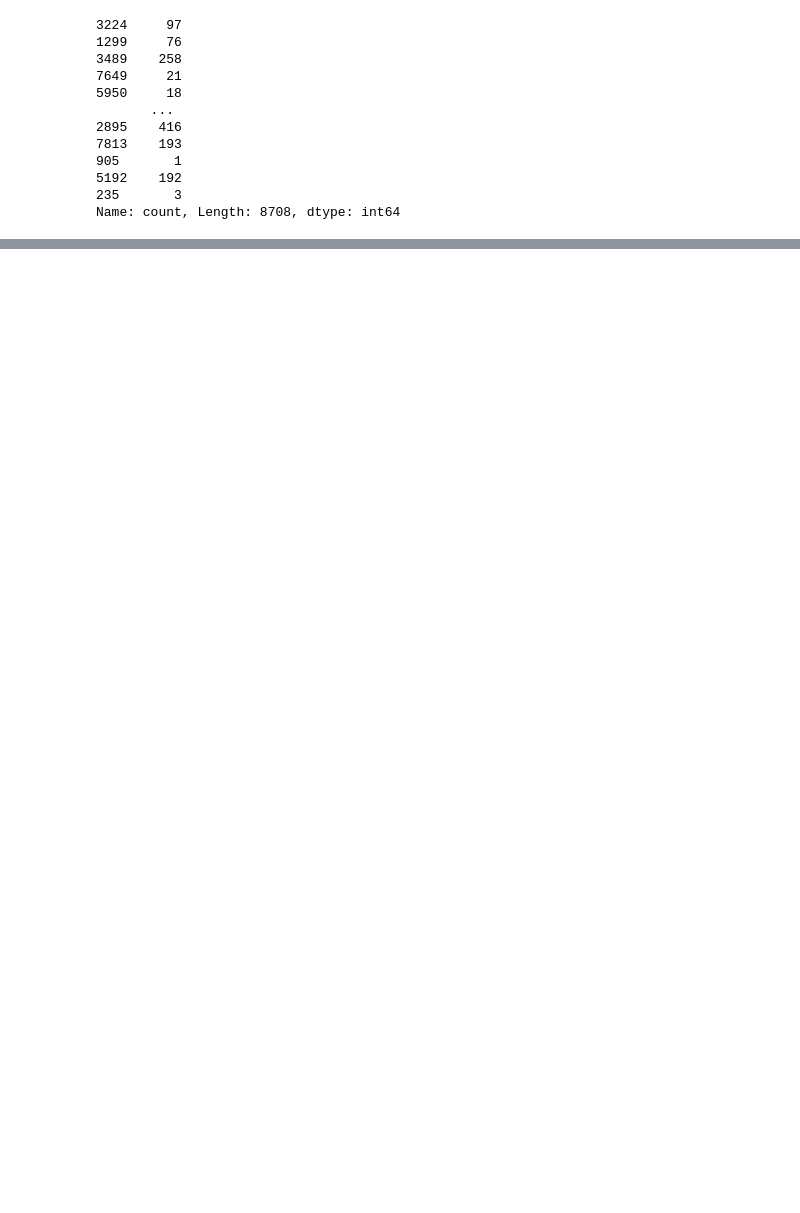
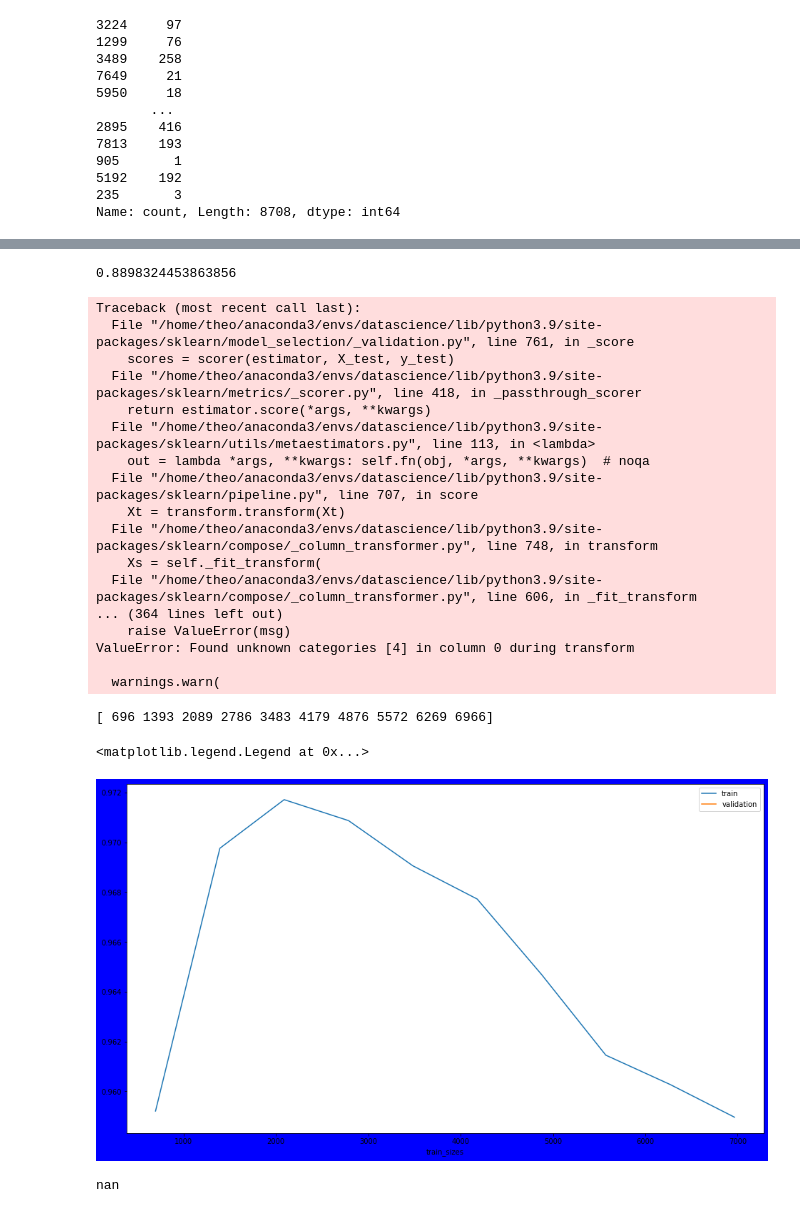
Before and after one commit to GSoulat/veloc, a Jupyter notebook: data_cleaning/01_data_cleaning.ipynb, the cells around one changed output, grey strips where cells are left out. Saved outputs shown, nothing was run; the diff lists cells and outputs as text; code cells hidden in the pictures; blank space fills up the shorter version.

```diff
--- a/data_cleaning/01_data_cleaning.ipynb
+++ b/data_cleaning/01_data_cleaning.ipynb
@@ -271,0 +290,11 @@ y.to_csv('y_veloc.csv', index=False)
+# %%
+clf = lgbm.LGBMRegressor(
+subsample= 0.9,
+num_leaves= 80,
+min_split_gain= 0.1,
+max_depth= 40,
+learning_rate= 0.1,
+colsample_bytree= 1)
+model_lgb = make_pipeline(preprocessor, clf)
+model_lgb.fit(X_train, y_train)
+model_lgb.score(X_test, y_test)
@@ -271,0 +305,5 @@ y.to_csv('y_veloc.csv', index=False)
+# %%
+estimator = [('lgbm', clf), ('rf',rf)]
+reg = make_pipeline(preprocessor,StackingRegressor(estimators=estimator))
+# %%
+reg.fit(X_train, y_train)
@@ -271,0 +330,40 @@ y.to_csv('y_veloc.csv', index=False)
+# %%
+reg.score(X_test, y_test)
+# %% [output]
+0.8898324453863856
+# %%
+N, train_score, val_score = learning_curve(reg, X_train, y_train,train_sizes=np.linspace(0.1,1.0,10),scoring='r2' ,cv=5, random_state=1)
+
+print(N)
+plt.rcParams["figure.figsize"]=[16,9]
+fig = plt.figure()
+fig.patch.set_facecolor('blue')
+plt.plot(N, train_score.mean(axis=1), label="train")
+plt.plot(N, val_score.mean(axis=1), label="validation")
+plt.xlabel('train_sizes')
+plt.legend()
+# %% [output]
+Traceback (most recent call last):
+  File "/home/theo/anaconda3/envs/datascience/lib/python3.9/site-packages/sklearn/model_selection/_validation.py", line 761, in _score
+    scores = scorer(estimator, X_test, y_test)
+  File "/home/theo/anaconda3/envs/datascience/lib/python3.9/site-packages/sklearn/metrics/_scorer.py", line 418, in _passthrough_scorer
+    return estimator.score(*args, **kwargs)
+  File "/home/theo/anaconda3/envs/datascience/lib/python3.9/site-packages/sklearn/utils/metaestimators.py", line 113, in <lambda>
+    out = lambda *args, **kwargs: self.fn(obj, *args, **kwargs)  # noqa
+  File "/home/theo/anaconda3/envs/datascience/lib/python3.9/site-packages/sklearn/pipeline.py", line 707, in score
+    Xt = transform.transform(Xt)
+  File "/home/theo/anaconda3/envs/datascience/lib/python3.9/site-packages/sklearn/compose/_column_transformer.py", line 748, in transform
+    Xs = self._fit_transform(
+  File "/home/theo/anaconda3/envs/datascience/lib/python3.9/site-packages/sklearn/compose/_column_transformer.py", line 606, in _fit_transform
+... (364 lines left out)
+    raise ValueError(msg)
+ValueError: Found unknown categories [4] in column 0 during transform
+
+  warnings.warn(
+[ 696 1393 2089 2786 3483 4179 4876 5572 6269 6966]
+<matplotlib.legend.Legend at 0x...>
+[figure, added]
+# %%
+val_score[i][2]
+# %% [output]
+nan
```
Also changed, not shown: parts of 15 cells of this notebook, 6 other files.
